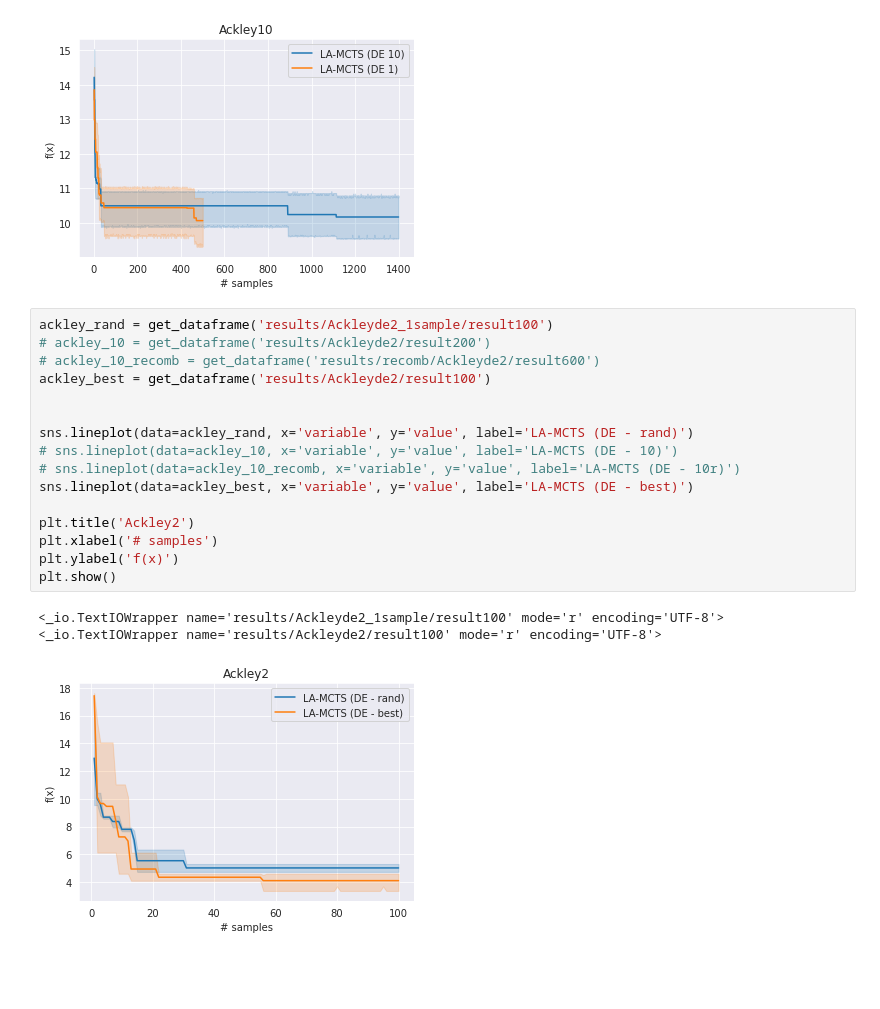
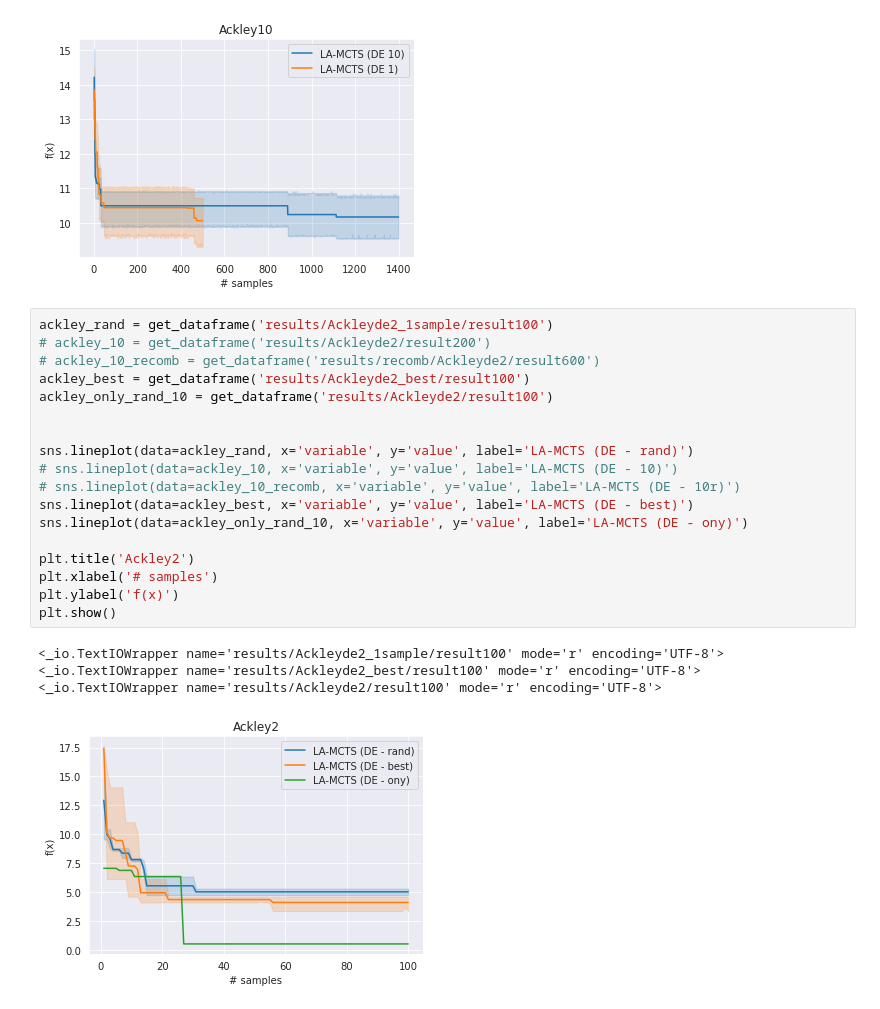
Before and after one commit to Marina-DU/LaMCTS, a Jupyter notebook: LA-MCTS/compare_solvers.ipynb, the cells around one changed output. Drawn from its saved outputs; the diff is of its cells as text; blank space fills up the shorter version.

```diff
--- a/LA-MCTS/compare_solvers.ipynb
+++ b/LA-MCTS/compare_solvers.ipynb
@@ -117,23 +145,26 @@ plt.show();
 # %%
 ackley_rand = get_dataframe('results/Ackleyde2_1sample/result100')
 # ackley_10 = get_dataframe('results/Ackleyde2/result200')
 # ackley_10_recomb = get_dataframe('results/recomb/Ackleyde2/result600')
-ackley_best = get_dataframe('results/Ackleyde2/result100')
+ackley_best = get_dataframe('results/Ackleyde2_best/result100')
+ackley_only_rand_10 = get_dataframe('results/Ackleyde2/result100')
 
 
 sns.lineplot(data=ackley_rand, x='variable', y='value', label='LA-MCTS (DE - rand)')
 # sns.lineplot(data=ackley_10, x='variable', y='value', label='LA-MCTS (DE - 10)')
 # sns.lineplot(data=ackley_10_recomb, x='variable', y='value', label='LA-MCTS (DE - 10r)')
 sns.lineplot(data=ackley_best, x='variable', y='value', label='LA-MCTS (DE - best)')
+sns.lineplot(data=ackley_only_rand_10, x='variable', y='value', label='LA-MCTS (DE - ony)')
 
 plt.title('Ackley2')
 plt.xlabel('# samples')
 plt.ylabel('f(x)')
 plt.show()
 # %% [output]
 <_io.TextIOWrapper name='results/Ackleyde2_1sample/result100' mode='r' encoding='UTF-8'>
+<_io.TextIOWrapper name='results/Ackleyde2_best/result100' mode='r' encoding='UTF-8'>
 <_io.TextIOWrapper name='results/Ackleyde2/result100' mode='r' encoding='UTF-8'>
-[figure, old version]
+[figure, new version]
 # %%
 rosenbrock_rand = get_dataframe('results/Rosenbrockde2_1sample/result100')
 # rosenbrock_10 = get_dataframe('results/Rosenbrockde2/result200')
```
Also changed, not shown: parts of 6 cells of this notebook, 8 other files.
